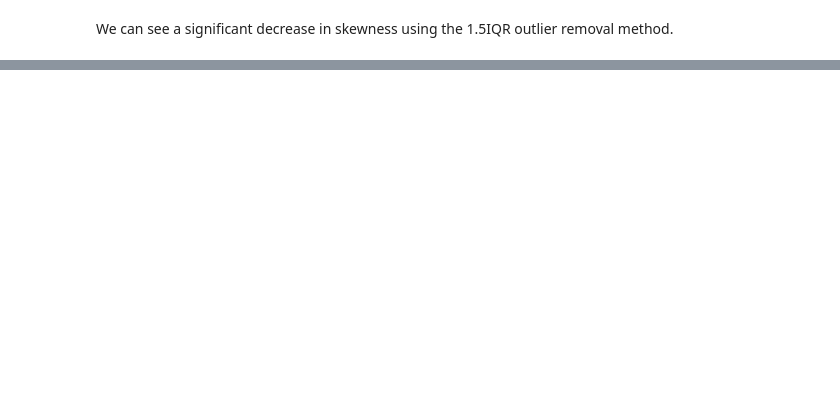
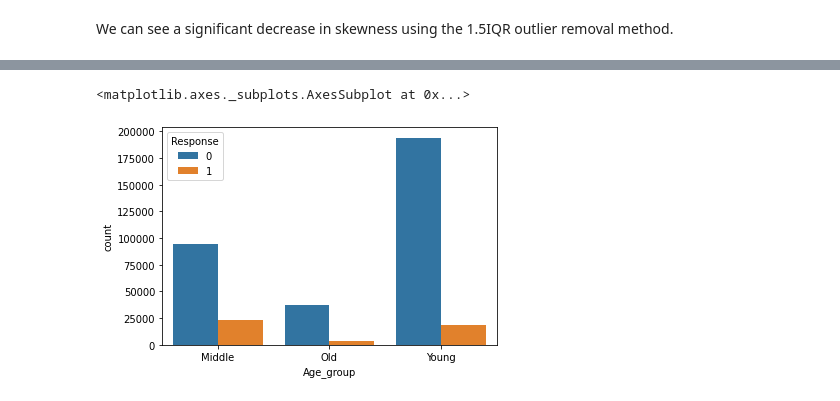
Before and after one commit to Shashwat-spyder/Health-Insurance-Cross-Sell, a Jupyter notebook: Copy_of_HEALTH_INSURANCE_CROSS_SELL_PREDICTION.ipynb, the cells around one changed output, grey strips where cells are left out. Saved outputs shown, nothing was run; the diff lists cells and outputs as text; code cells hidden in the pictures; blank space fills up the shorter version.

```diff
--- a/Copy_of_HEALTH_INSURANCE_CROSS_SELL_PREDICTION.ipynb
+++ b/Copy_of_HEALTH_INSURANCE_CROSS_SELL_PREDICTION.ipynb
@@ -188,0 +244,7 @@ We can see a significant decrease in skewness using the 1.5IQR outlier removal m
+# %%
+df['Age_group']=df['Age'].apply(lambda x: 'Young' if x>=20 and x<=40 else 'Middle' if x>40 and x<=60 else 'Old')
+# %%
+sns.countplot(x = 'Age_group', data = df, hue='Response')
+# %% [output]
+<matplotlib.axes._subplots.AxesSubplot at 0x...>
+[figure, added]
```
Also changed, not shown: parts of 61 cells of this notebook.
